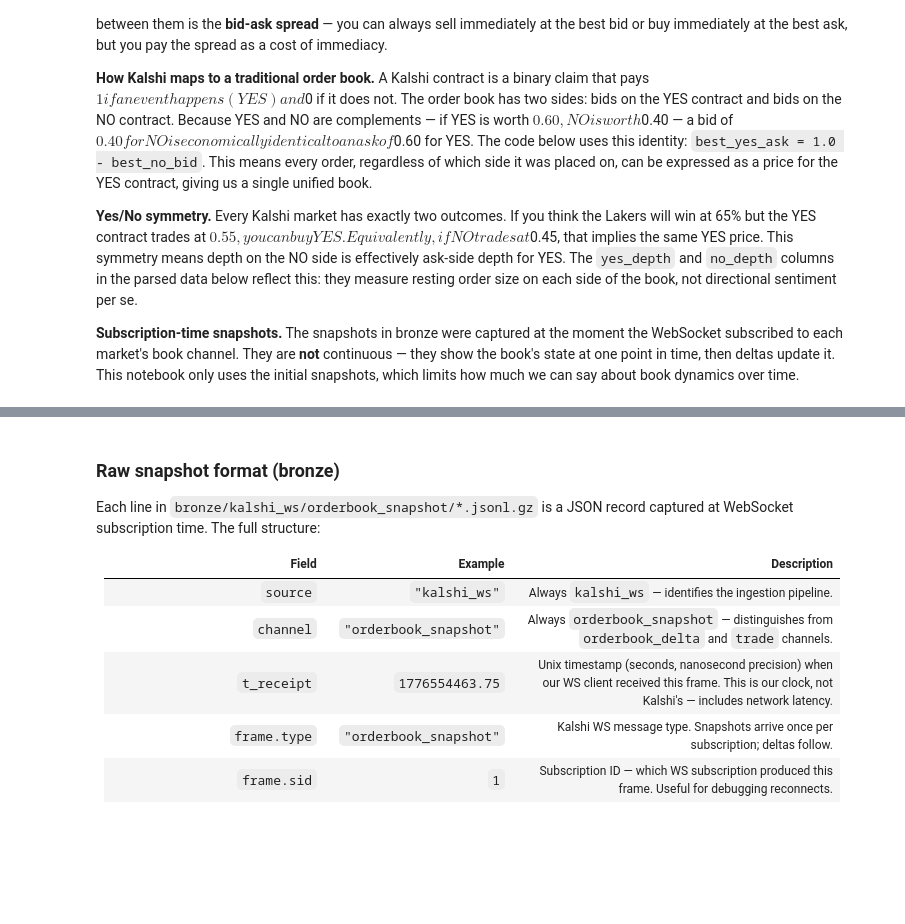
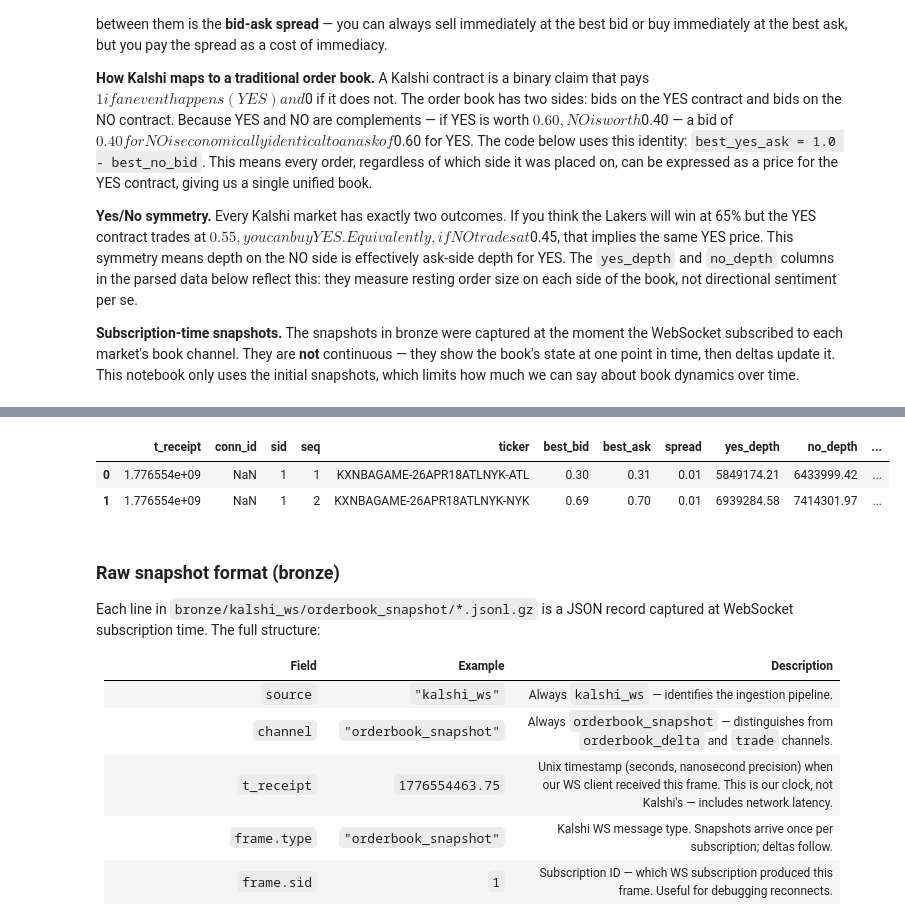
Before and after one commit to cziwang/prediction-market-exploration, a Jupyter notebook: notebooks/strategies/order_book.ipynb, the cells around one changed output, grey strips where cells are left out. Saved outputs shown, nothing was run; the diff lists cells and outputs as text; code cells hidden in the pictures; blank space fills up the shorter version.

```diff
--- a/notebooks/strategies/order_book.ipynb
+++ b/notebooks/strategies/order_book.ipynb
@@ -84,3 +84,9 @@ Bronze snapshot files (for raw demo): 52
+# %%
+snap_df.head(2)
+# %% [output]
+|  | t_receipt | conn_id | sid | seq | ticker | best_bid | best_ask | spread | yes_depth | no_depth | ... |
+| 0 | 1.776554e+09 | NaN | 1 | 1 | KXNBAGAME-26APR18ATLNYK-ATL | 0.30 | 0.31 | 0.01 | 5849174.21 | 6433999.42 | ... |
+| 1 | 1.776554e+09 | NaN | 1 | 2 | KXNBAGAME-26APR18ATLNYK-NYK | 0.69 | 0.70 | 0.01 | 6939284.58 | 7414301.97 | ... |
 # %% [markdown]
 ### Raw snapshot format (bronze)
 
```
Also changed, not shown: parts of 4 cells of this notebook.
